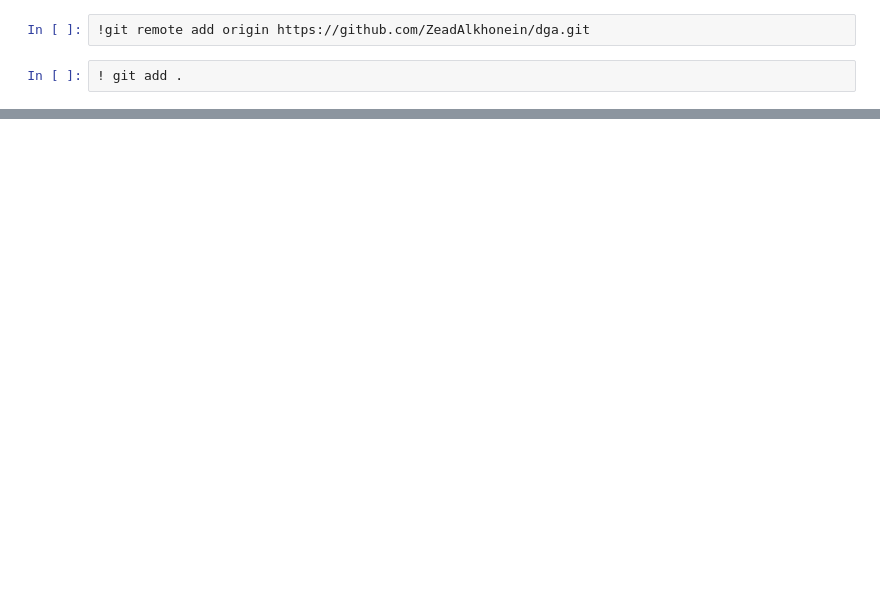
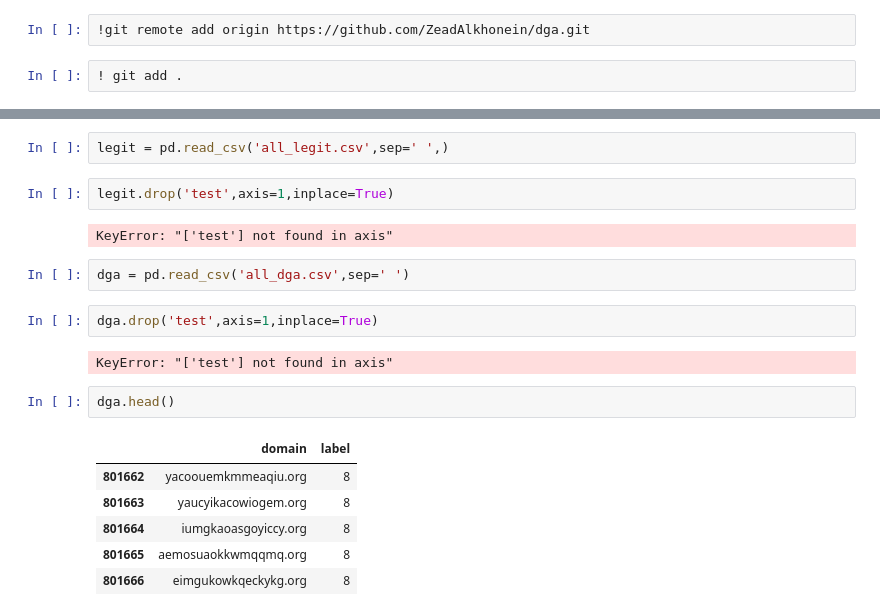
Before and after one commit to ZeadAlkhonein/dga, a Jupyter notebook: Untitled.ipynb, the cells around one changed output, grey strips where cells are left out. Cells and saved outputs as stored; diff of their text form; blank space fills up the shorter version.

```diff
--- a/Untitled.ipynb
+++ b/Untitled.ipynb
@@ -78,0 +100,21 @@ Branch 'master' set up to track remote branch 'master' from 'origin'.
+# %%
+legit = pd.read_csv('all_legit.csv',sep=' ',)
+# %%
+legit.drop('test',axis=1,inplace=True)
+# %% [output]
+KeyError: "['test'] not found in axis"
+# %%
+dga = pd.read_csv('all_dga.csv',sep=' ')
+# %%
+dga.drop('test',axis=1,inplace=True)
+# %% [output]
+KeyError: "['test'] not found in axis"
+# %%
+dga.head()
+# %% [output]
+|  | domain | label |
+| 801662 | yacoouemkmmeaqiu.org | 8 |
+| 801663 | yaucyikacowiogem.org | 8 |
+| 801664 | iumgkaoasgoyiccy.org | 8 |
+| 801665 | aemosuaokkwmqqmq.org | 8 |
+| 801666 | eimgukowkqeckykg.org | 8 |
```
Also changed, not shown: parts of 27 cells of this notebook, 6 other files.
